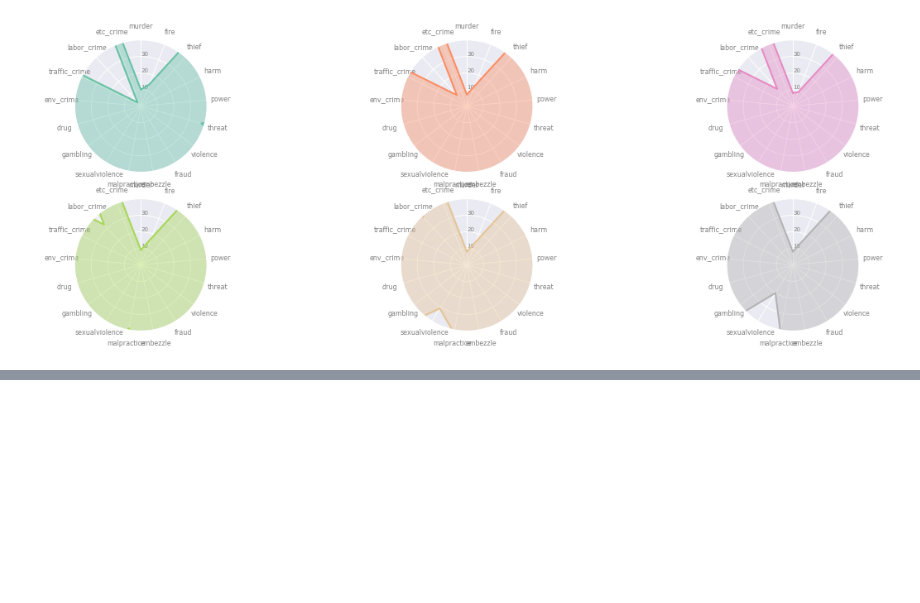
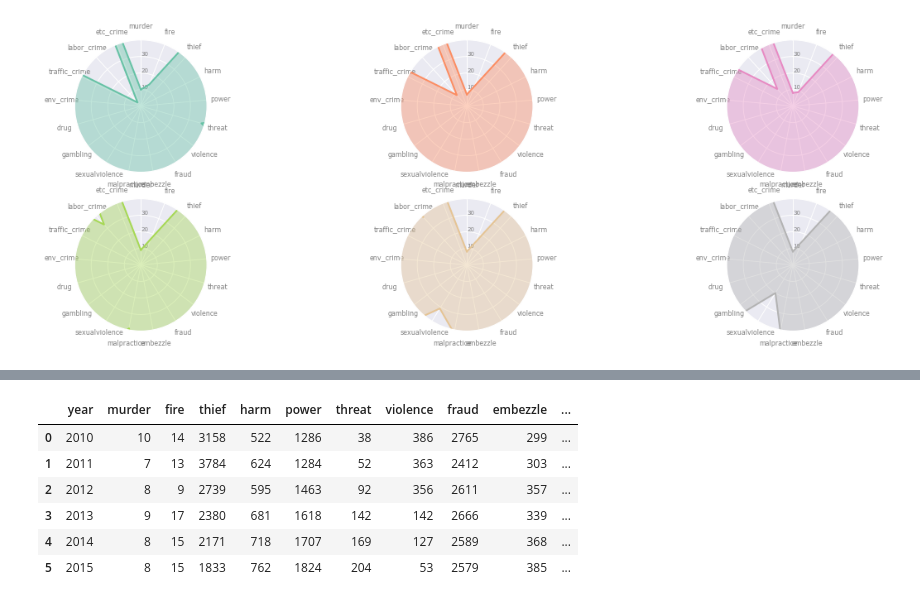
Before and after one commit to seokyeongheo/TIL, a Jupyter notebook: 14_visualization/practice_02_gimhae crime rate.ipynb, the cells around one changed output, grey strips where cells are left out. Saved outputs shown, nothing was run; the diff lists cells and outputs as text; code cells hidden in the pictures; blank space fills up the shorter version.

```diff
--- a/14_visualization/practice_02_gimhae crime rate.ipynb
+++ b/14_visualization/practice_02_gimhae crime rate.ipynb
@@ -155,0 +172,10 @@ for row in range(0, len(gh_crime_raw.index)):
+# %%
+gh_crime_police
+# %% [output]
+|  | year | murder | fire | thief | harm | power | threat | violence | fraud | embezzle | ... |
+| 0 | 2010 | 10 | 14 | 3158 | 522 | 1286 | 38 | 386 | 2765 | 299 | ... |
+| 1 | 2011 | 7 | 13 | 3784 | 624 | 1284 | 52 | 363 | 2412 | 303 | ... |
+| 2 | 2012 | 8 | 9 | 2739 | 595 | 1463 | 92 | 356 | 2611 | 357 | ... |
+| 3 | 2013 | 9 | 17 | 2380 | 681 | 1618 | 142 | 142 | 2666 | 339 | ... |
+| 4 | 2014 | 8 | 15 | 2171 | 718 | 1707 | 169 | 127 | 2589 | 368 | ... |
+| 5 | 2015 | 8 | 15 | 1833 | 762 | 1824 | 204 | 53 | 2579 | 385 | ... |
```
Also changed, not shown: parts of 14 cells of this notebook.
